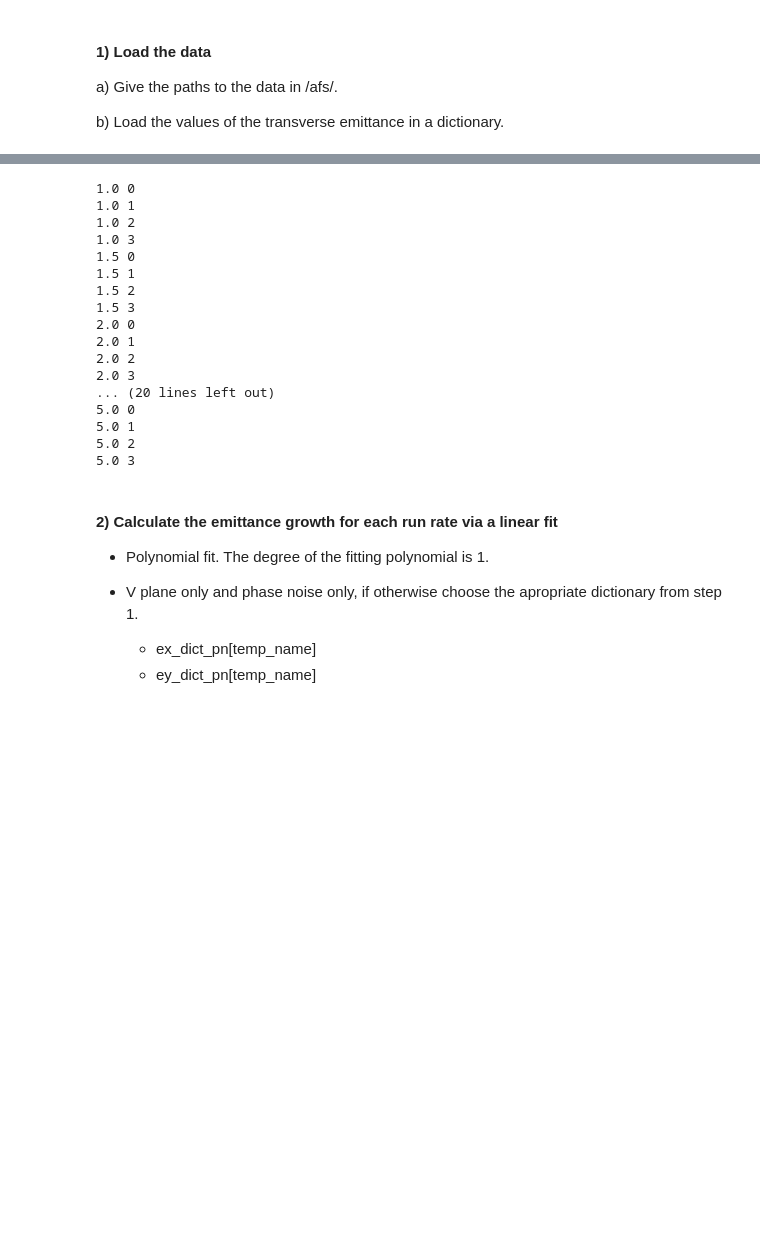
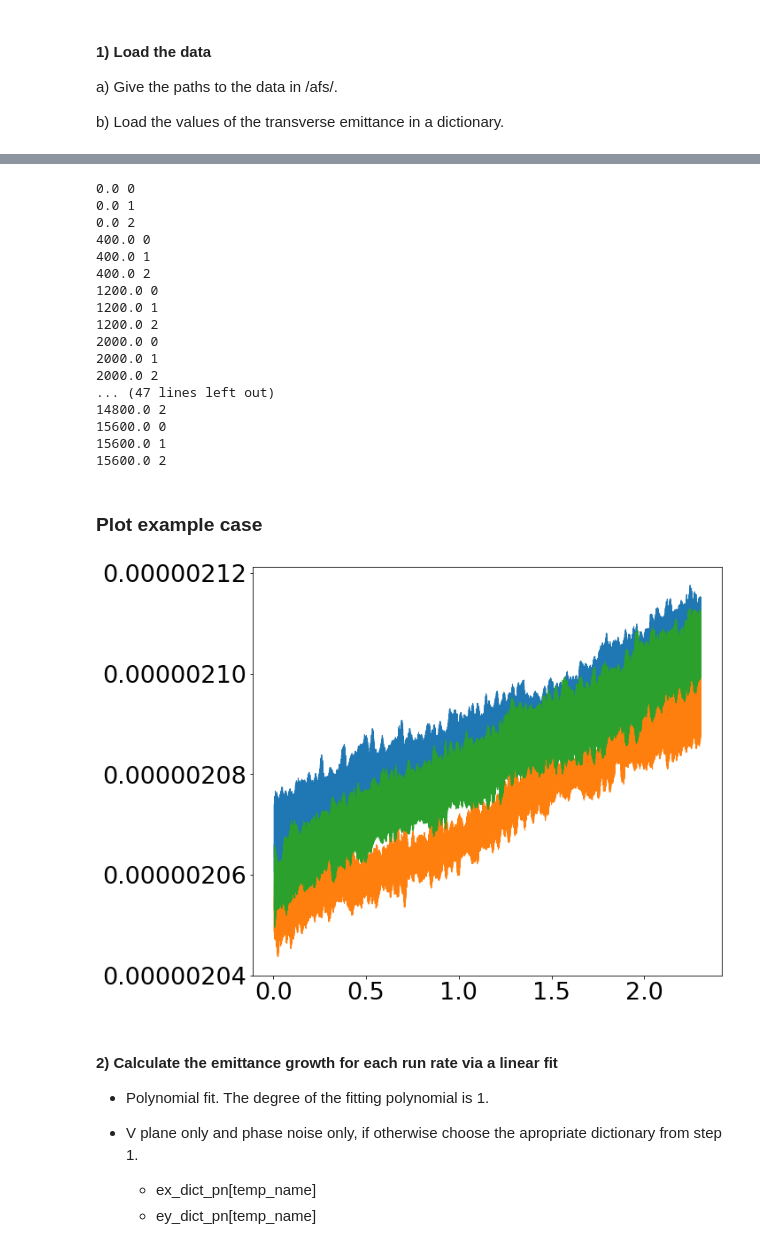
Before and after one commit to natriant/emittance_growth_CC_RFnoise_sixtracklib, a Jupyter notebook: emittance_growth_white_noise/dey_averageRunsMethod1_saveRates.ipynb, the cells around one changed output, grey strips where cells are left out. Drawn from its saved outputs; the diff is of its cells as text; code cells hidden in the pictures; blank space fills up the shorter version.

```diff
--- a/emittance_growth_white_noise/dey_averageRunsMethod1_saveRates.ipynb
+++ b/emittance_growth_white_noise/dey_averageRunsMethod1_saveRates.ipynb
@@ -56,6 +61,6 @@ print(my_variables)
 # %%
 path_to_data = '/afs/cern.ch/work/n/natriant/private/tbt_from_GPUs/'
-study_name = 'globalCC2deg90_1MV_realNoise_PNCoast3PartC_KlofKlod1_5e5turns_Nb20k_b3b5b7_QpyQpxIterate'
+study_name = 'globalCC2deg90_1MV_realNoise_PNCoast3PartC_1e5turns_Nb20k_nob3b5b7_QpyQpx0'
 noise_type = 'PN' # 'PN', 'AN', 'BOTH'
 # %%
 # phase noise
@@ -67,27 +72,27 @@ for var in my_variables:
         print(var, run)
         temp_name = f'{var}_run{run}'
         # A. load the turn by turn data in a dictionary
-        temp_dict = pickle.load( open(path_to_data+study_name+f'/{var}/tbt_{run}.pkl', "rb" ) )
+        temp_dict = pickle.load( open(path_to_data+study_name+f'/ayy{var}/tbt_{run}.pkl', "rb" ) )
         # B. Create a different list for each run and save the emittance values
         ex_dict[temp_name] = temp_dict['neps_x'] # ΑΝ
         ey_dict[temp_name] = temp_dict['neps_y']
         #print(len(ex_dict[temp_name]))
         #plt.plot(ey_dict[temp_name]/ey_dict[temp_name][0])
 # %% [output]
-1.0 0
-1.0 1
-1.0 2
-1.0 3
-1.5 0
-1.5 1
-1.5 2
-1.5 3
-2.0 0
-2.0 1
-2.0 2
-2.0 3
-... (20 lines left out)
-5.0 0
-5.0 1
-5.0 2
-5.0 3
+0.0 0
+0.0 1
+0.0 2
+400.0 0
+400.0 1
+400.0 2
+1200.0 0
+1200.0 1
+1200.0 2
+2000.0 0
+2000.0 1
+2000.0 2
+... (47 lines left out)
+14800.0 2
+15600.0 0
+15600.0 1
+15600.0 2
@@ -103,3 +112,12 @@ if globalCCscheme:
+# %% [markdown]
+### Plot example case
+# %%
+var = my_variables[0]
+for run in range(n_runs):
+    temp_name = f'{var}_run{run}'
+    plt.plot(time, ey_dict[temp_name])
+# %% [output]
+[figure, added]
 # %% [markdown]
 #### 2) Calculate the emittance growth for each run rate via a linear fit
 - Polynomial fit. The degree of the fitting polynomial is 1.
```
Also changed, not shown: parts of 9 cells of this notebook, 4 other files.
